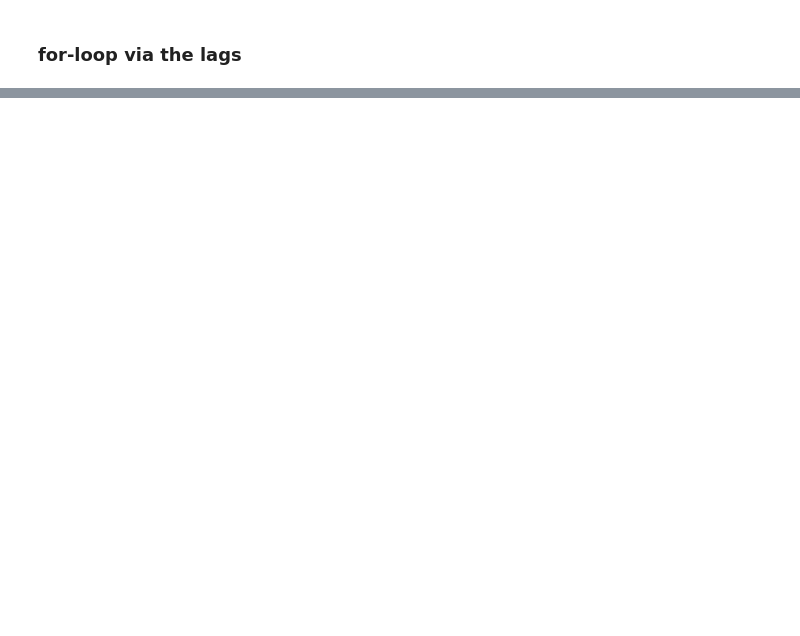
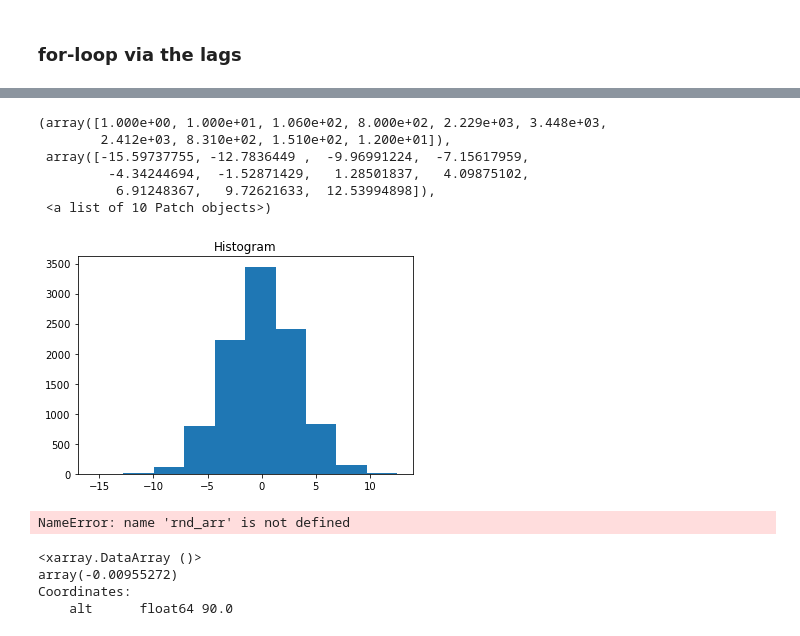
Before and after one commit to VACILT/SSW_project, a Jupyter notebook: bootstrap_sampling.ipynb, the cells around one changed output, grey strips where cells are left out. Saved outputs shown, nothing was run; the diff lists cells and outputs as text; code cells hidden in the pictures; blank space fills up the shorter version.

```diff
--- a/bootstrap_sampling.ipynb
+++ b/bootstrap_sampling.ipynb
@@ -136,0 +237,23 @@ for lag in range(-40,41,1):
+# %%
+rnd_arr.sel(alt=90).plot.hist()
+# %% [output]
+(array([1.000e+00, 1.000e+01, 1.060e+02, 8.000e+02, 2.229e+03, 3.448e+03,
+        2.412e+03, 8.310e+02, 1.510e+02, 1.200e+01]),
+ array([-15.59737755, -12.7836449 ,  -9.96991224,  -7.15617959,
+         -4.34244694,  -1.52871429,   1.28501837,   4.09875102,
+          6.91248367,   9.72621633,  12.53994898]),
+ <a list of 10 Patch objects>)
+[figure, added]
+# %%
+y = rnd_arr.sel(alt=90)
+mask = np.isnan(y)
+y[~mask]
+# %% [output]
+NameError: name 'rnd_arr' is not defined
+# %%
+rnd_arr.sel(alt=90).median()
+# %% [output]
+<xarray.DataArray ()>
+array(-0.00955272)
+Coordinates:
+    alt      float64 90.0
```
Also changed, not shown: parts of 21 cells of this notebook, 23 other files.
